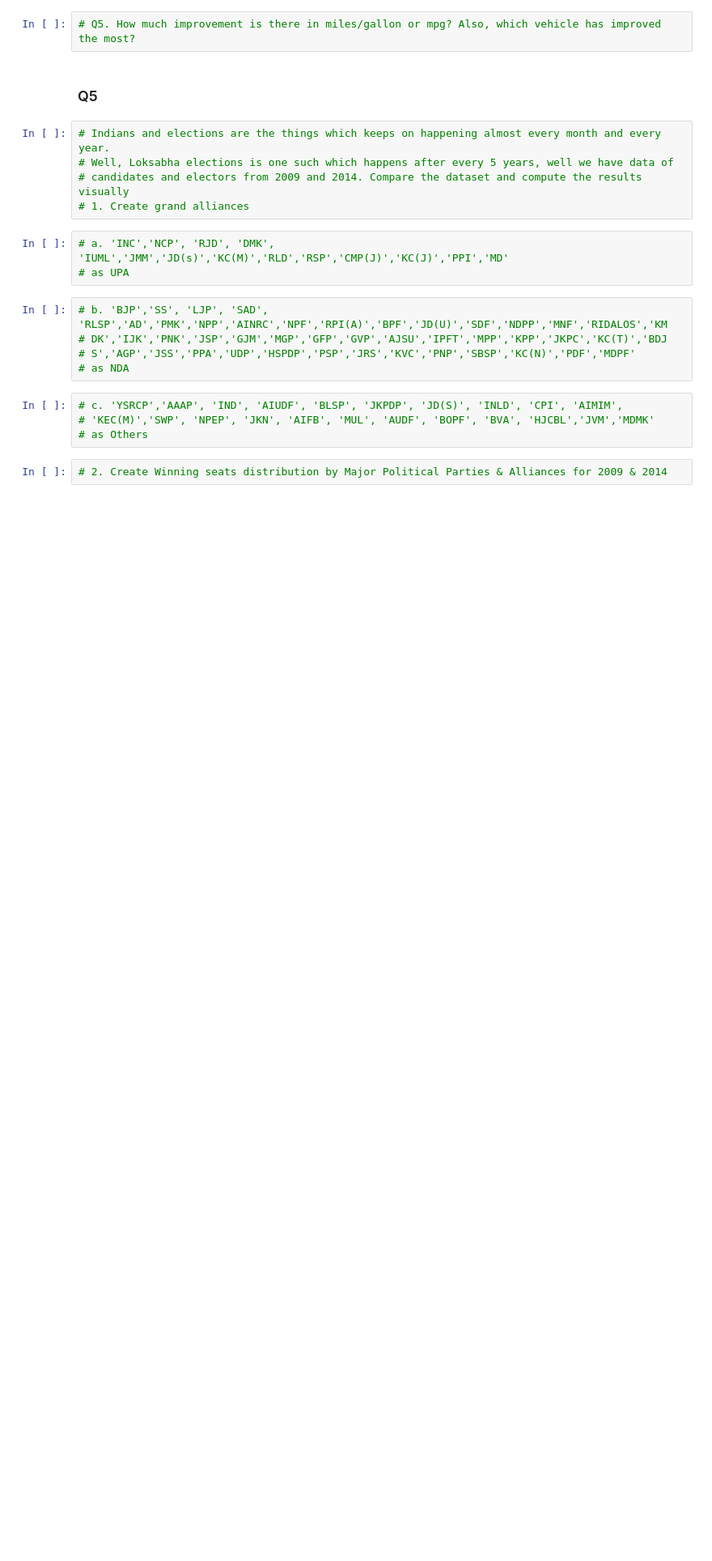
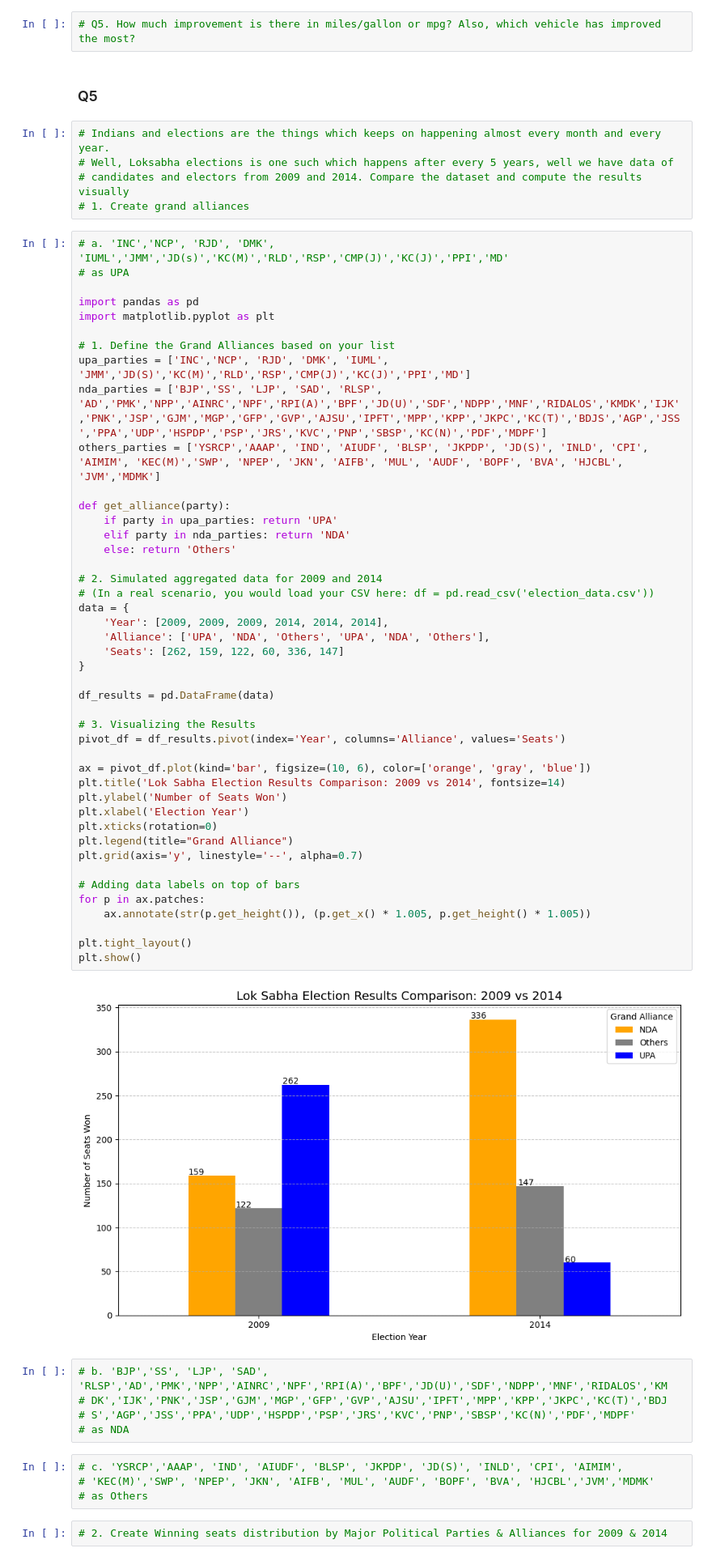
Before and after one commit to AshishMulani/DataAnalytics, a Jupyter notebook: Assignments/8007_Day11.ipynb, the cells around one changed output. Shown at 81% size. Cells and saved outputs as stored; diff of their text form; blank space fills up the shorter version.

```diff
--- a/Assignments/8007_Day11.ipynb
+++ b/Assignments/8007_Day11.ipynb
@@ -138,6 +138,49 @@
 # %%
 # a. 'INC','NCP', 'RJD', 'DMK', 'IUML','JMM','JD(s)','KC(M)','RLD','RSP','CMP(J)','KC(J)','PPI','MD'
 # as UPA
+
+import pandas as pd
+import matplotlib.pyplot as plt
+
+# 1. Define the Grand Alliances based on your list
+upa_parties = ['INC','NCP', 'RJD', 'DMK', 'IUML', 'JMM','JD(S)','KC(M)','RLD','RSP','CMP(J)','KC(J)','PPI','MD']
+nda_parties = ['BJP','SS', 'LJP', 'SAD', 'RLSP', 'AD','PMK','NPP','AINRC','NPF','RPI(A)','BPF','JD(U)','SDF','NDPP','MNF','RIDALOS','KMDK','IJK','PNK','JSP','GJM','MGP','GFP','GVP','AJSU','IPFT','MPP','KPP','JKPC','KC(T)','BDJS','AGP','JSS','PPA','UDP','HSPDP','PSP','JRS','KVC','PNP','SBSP','KC(N)','PDF','MDPF']
+others_parties = ['YSRCP','AAAP', 'IND', 'AIUDF', 'BLSP', 'JKPDP', 'JD(S)', 'INLD', 'CPI', 'AIMIM', 'KEC(M)','SWP', 'NPEP', 'JKN', 'AIFB', 'MUL', 'AUDF', 'BOPF', 'BVA', 'HJCBL', 'JVM','MDMK']
+
+def get_alliance(party):
+    if party in upa_parties: return 'UPA'
+    elif party in nda_parties: return 'NDA'
+    else: return 'Others'
+
+# 2. Simulated aggregated data for 2009 and 2014
+# (In a real scenario, you would load your CSV here: df = pd.read_csv('election_data.csv'))
+data = {
+    'Year': [2009, 2009, 2009, 2014, 2014, 2014],
+    'Alliance': ['UPA', 'NDA', 'Others', 'UPA', 'NDA', 'Others'],
+    'Seats': [262, 159, 122, 60, 336, 147]
+}
+
+df_results = pd.DataFrame(data)
+
+# 3. Visualizing the Results
+pivot_df = df_results.pivot(index='Year', columns='Alliance', values='Seats')
+
+ax = pivot_df.plot(kind='bar', figsize=(10, 6), color=['orange', 'gray', 'blue'])
+plt.title('Lok Sabha Election Results Comparison: 2009 vs 2014', fontsize=14)
+plt.ylabel('Number of Seats Won')
+plt.xlabel('Election Year')
+plt.xticks(rotation=0)
+plt.legend(title="Grand Alliance")
+plt.grid(axis='y', linestyle='--', alpha=0.7)
+
+# Adding data labels on top of bars
+for p in ax.patches:
+    ax.annotate(str(p.get_height()), (p.get_x() * 1.005, p.get_height() * 1.005))
+
+plt.tight_layout()
+plt.show()
+# %% [output]
+[figure, added]
 # %%
 # b. 'BJP','SS', 'LJP', 'SAD', 'RLSP','AD','PMK','NPP','AINRC','NPF','RPI(A)','BPF','JD(U)','SDF','NDPP','MNF','RIDALOS','KM
 # DK','IJK','PNK','JSP','GJM','MGP','GFP','GVP','AJSU','IPFT','MPP','KPP','JKPC','KC(T)','BDJ
```
Also changed, not shown: 7 other files.
